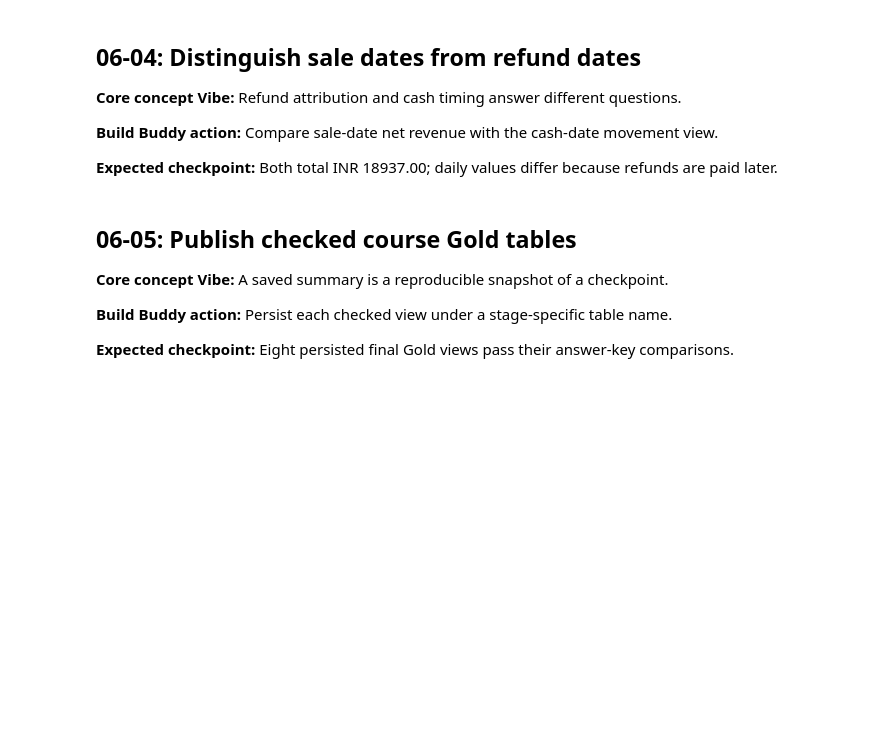
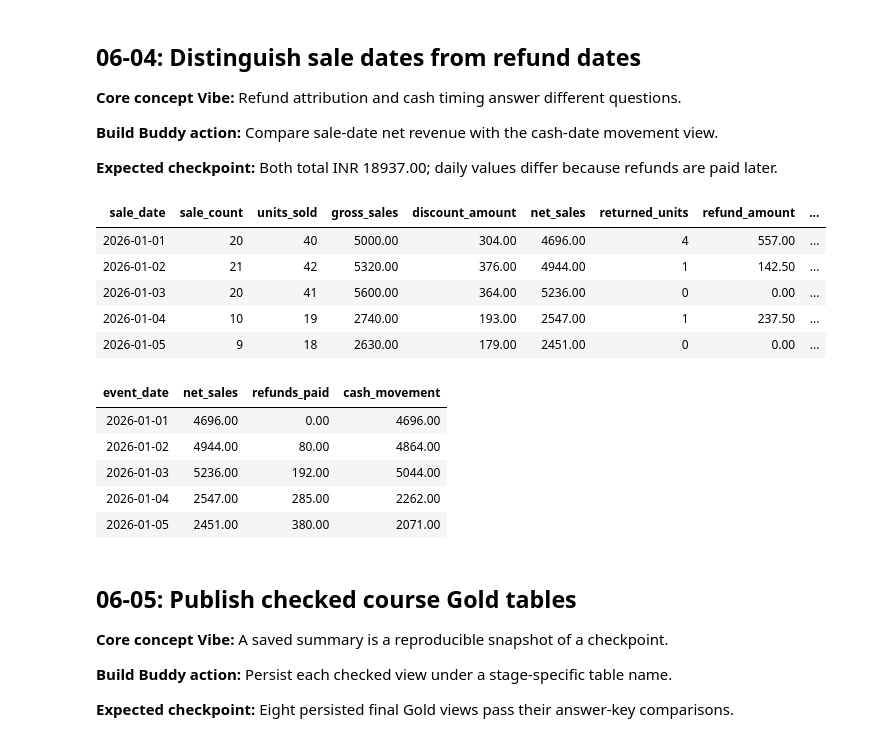
Before and after one commit to aroravocado/retailflow-data-engineering-databricks, a Jupyter notebook: notebooks/06_final_reports_and_checks.ipynb, the cells around one changed output. Cells and saved outputs as stored; diff of their text form; code cells hidden in the pictures; blank space fills up the shorter version.

```diff
--- a/notebooks/06_final_reports_and_checks.ipynb
+++ b/notebooks/06_final_reports_and_checks.ipynb
@@ -335,7 +419,25 @@ def report_views(sales, returns):
 # %%
 # Build Buddy step 06-04
 # Create your solution here after attempting the task.
 # Keep this cell ID; it links your work to the playlist.
+display(views['by_sale_date'].orderBy('sale_date'))
+display(views['by_cash_date'].orderBy('event_date'))
+sale_date_total = views['by_sale_date'].agg(F.sum('net_revenue')).first()[0]
+cash_date_total = views['by_cash_date'].agg(F.sum('cash_movement')).first()[0]
+assert sale_date_total == cash_date_total == Decimal('18937.00')
+# %% [output]
+| sale_date | sale_count | units_sold | gross_sales | discount_amount | net_sales | returned_units | refund_amount | ... |
+| 2026-01-01 | 20 | 40 | 5000.00 | 304.00 | 4696.00 | 4 | 557.00 | ... |
+| 2026-01-02 | 21 | 42 | 5320.00 | 376.00 | 4944.00 | 1 | 142.50 | ... |
+| 2026-01-03 | 20 | 41 | 5600.00 | 364.00 | 5236.00 | 0 | 0.00 | ... |
+| 2026-01-04 | 10 | 19 | 2740.00 | 193.00 | 2547.00 | 1 | 237.50 | ... |
+| 2026-01-05 | 9 | 18 | 2630.00 | 179.00 | 2451.00 | 0 | 0.00 | ... |
+| event_date | net_sales | refunds_paid | cash_movement |
+| 2026-01-01 | 4696.00 | 0.00 | 4696.00 |
+| 2026-01-02 | 4944.00 | 80.00 | 4864.00 |
+| 2026-01-03 | 5236.00 | 192.00 | 5044.00 |
+| 2026-01-04 | 2547.00 | 285.00 | 2262.00 |
+| 2026-01-05 | 2451.00 | 380.00 | 2071.00 |
 # %% [markdown]
 ## 06-05: Publish checked course Gold tables
 
```
Also changed, not shown: parts of 5 cells of this notebook.
